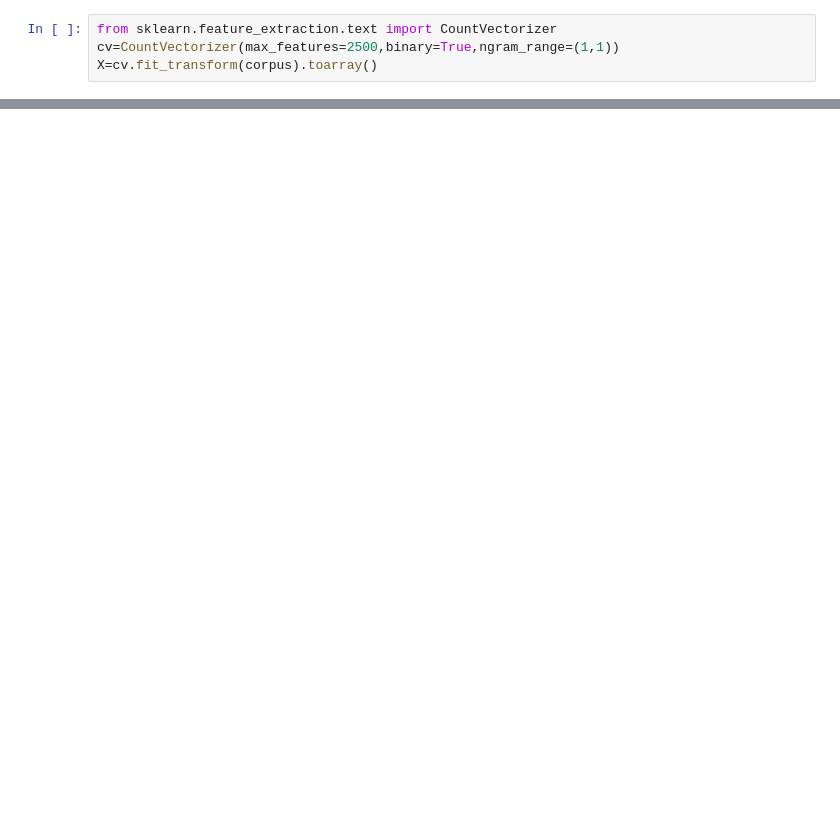
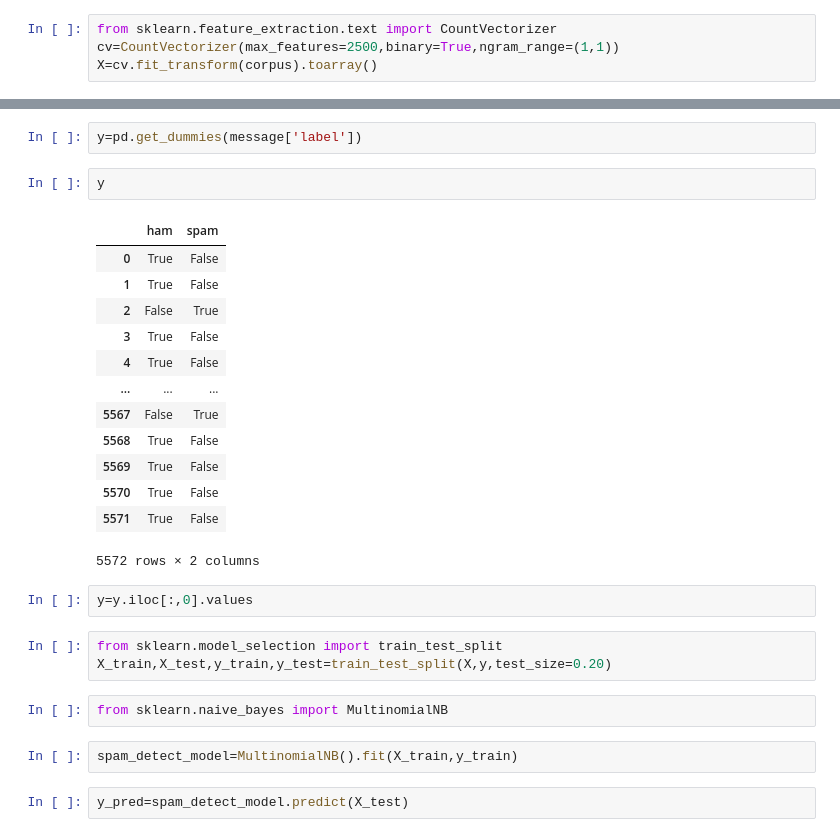
Before and after one commit to Tarakshgoyal/NLP, a Jupyter notebook: Bag_of_words/BOW.ipynb, the cells around one changed output, grey strips where cells are left out. Drawn from its saved outputs; the diff is of its cells as text; blank space fills up the shorter version.

```diff
--- a/Bag_of_words/BOW.ipynb
+++ b/Bag_of_words/BOW.ipynb
@@ -117,0 +118,29 @@ array([[0, 0, 0, 0, 0, 0, 0, 0, 0, 0, 0, 0, 0, 0, 0, 0, 0, 0, 0, 0, 0, 0, 0, 0,
+# %%
+y=pd.get_dummies(message['label'])
+# %%
+y
+# %% [output]
+|  | ham | spam |
+| 0 | True | False |
+| 1 | True | False |
+| 2 | False | True |
+| 3 | True | False |
+| 4 | True | False |
+| ... | ... | ... |
+| 5567 | False | True |
+| 5568 | True | False |
+| 5569 | True | False |
+| 5570 | True | False |
+| 5571 | True | False |
+5572 rows × 2 columns
+# %%
+y=y.iloc[:,0].values
+# %%
+from sklearn.model_selection import train_test_split
+X_train,X_test,y_train,y_test=train_test_split(X,y,test_size=0.20)
+# %%
+from sklearn.naive_bayes import MultinomialNB
+# %%
+spam_detect_model=MultinomialNB().fit(X_train,y_train)
+# %%
+y_pred=spam_detect_model.predict(X_test)
```
Also changed, not shown: parts of 14 cells of this notebook.
